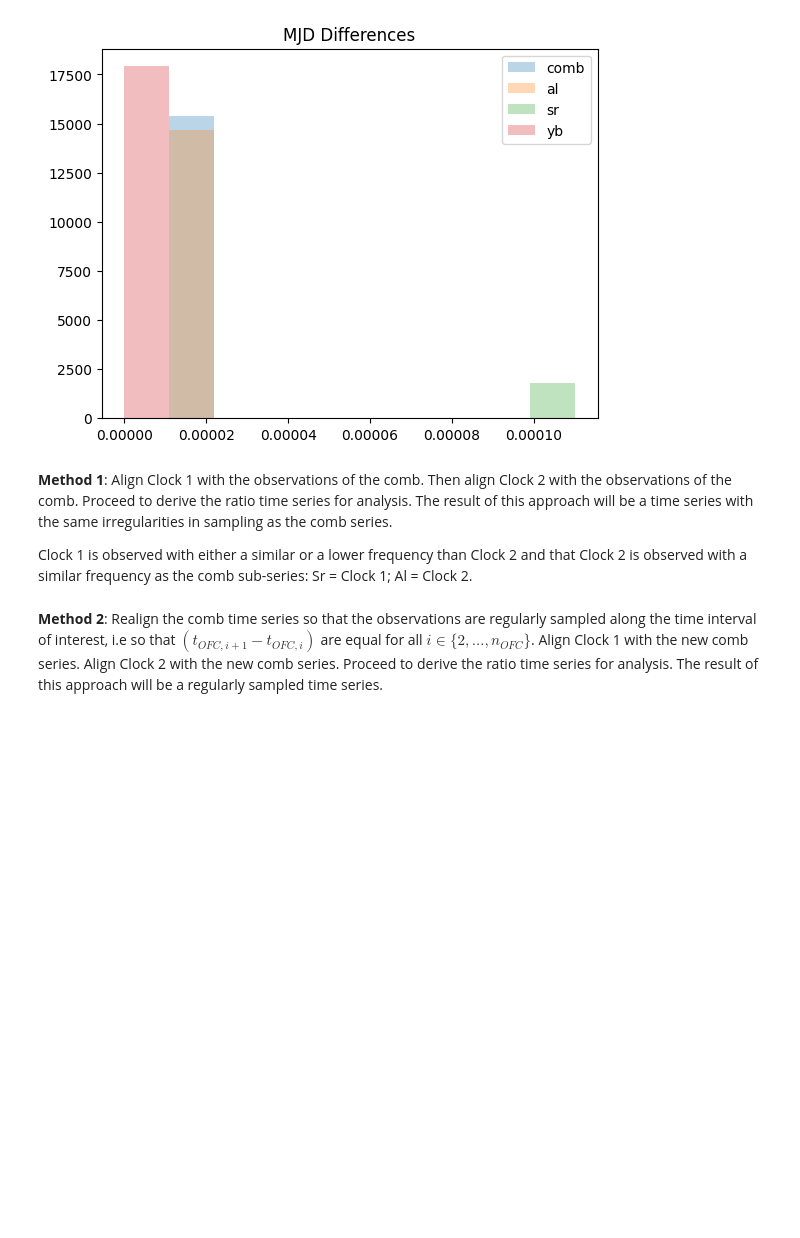
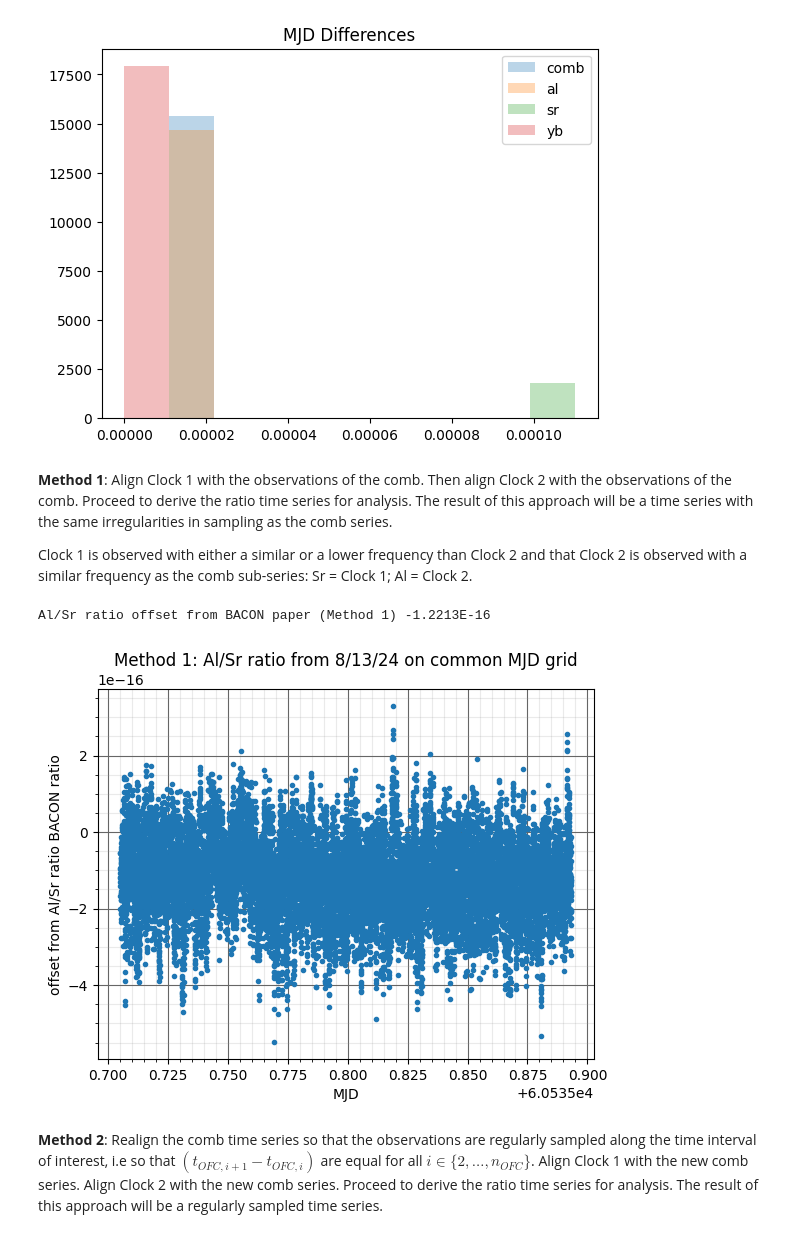
Before and after one commit to caitberry/atomic-clock, a Jupyter notebook: st-interp/three_clocks/interpolation-four-methods.ipynb, the cells around one changed output. Saved outputs shown, nothing was run; the diff lists cells and outputs as text; code cells hidden in the pictures; blank space fills up the shorter version.

```diff
--- a/st-interp/three_clocks/interpolation-four-methods.ipynb
+++ b/st-interp/three_clocks/interpolation-four-methods.ipynb
@@ -259,9 +259,61 @@ plt.title('MJD Differences')
 plt.show()
 # %% [output]
 [figure]
+# %%
+# Ratios from 2020
+YbSrRatio2020 = Decimal("1.2075070393433378482")
+AlYbRatio2020 = Decimal("2.162887127516663703")
+AlSrRatio2020 = Decimal("2.611701431781463025")
+
+# frequency corrections
+masercorrection = Decimal("-7.36631e-12")
+GR_shift_Al = Decimal("-8.114e-16")
+GR_shift_Yb = Decimal("-8.109e-16")
+GR_shift_Sr = Decimal("10.660e-16")
+GR_shift_sea_level = Decimal("-1798.501e-16")
+
+total_correction_Yb = Decimal("1") + GR_shift_Yb + GR_shift_sea_level + masercorrection
+total_correction_Sr = Decimal("1") + GR_shift_Sr + GR_shift_sea_level + masercorrection
+total_correction_Al = Decimal("1") + GR_shift_Al + GR_shift_sea_level + masercorrection
 # %% [markdown]
 **Method 1**: Align Clock 1 with the observations of the comb. Then align Clock 2 with the observations of the comb. Proceed to derive the ratio time series for analysis. The result of this approach will be a time series with the same irregularities in sampling as the comb series.
 
 Clock 1 is observed with either a similar or a lower frequency than Clock 2 and that Clock 2 is observed with a similar frequency as the comb sub-series: Sr = Clock 1; Al = Clock 2.
+# %%
+# Interpolate comb values with pandas.interpolate
+# nuAl = pd.to_numeric(comb['nuAl'], errors='coerce').interpolate(method='linear')
+# nuSr = pd.to_numeric(comb['nuSr'], errors='coerce').interpolate(method='linear')
+
+
+# Interpolate shift values onto comb MJD values with numpy.interp
+shiftAl1 = np.interp(comb["MJD"], shift_data_Al["MJD"], shift_data_Al["shift"])
+shiftSr1 = np.interp(comb["MJD"], shift_data_Sr["MJD"], shift_data_Sr["shift"])
+
+# change data type to high-precision Decimal
+nuAl = [Decimal(i) for i in comb['nuAl']]
+nuSr = [Decimal(i) for i in comb['nuSr']]
+shiftAl1 = [Decimal(i) for i in shiftAl1]
+shiftSr1 = [Decimal(i) for i in shiftSr1]
+
+# add comb frequencies and clock shift files
+frequency_Al_ErYb1 = [(i + j) * total_correction_Al for i,j in zip(nuAl, shiftAl1)]
+frequency_Sr_ErYb1 = [(i + j) * total_correction_Sr for i,j in zip(nuSr, shiftSr1)]
+
+## Al/Sr ratio offset
+frequency_ratio_ErYb1 = [(i / j - AlSrRatio2020)/AlSrRatio2020 for i,j in zip(frequency_Al_ErYb1, frequency_Sr_ErYb1)]
+print("Al/Sr ratio offset from BACON paper (Method 1)", '{:0.5}'.format(np.nanmean(frequency_ratio_ErYb1)) )
+
+plt.figure()
+plt.plot(comb["MJD"], frequency_ratio_ErYb1, '.')
+plt.grid(visible=True, which='major', color='#666666', linestyle='-')
+plt.minorticks_on()
+plt.grid(visible=True, which='minor', color='#999999', linestyle='-', alpha=0.2)
+plt.xlabel("MJD")
+plt.ylabel("offset from Al/Sr ratio BACON ratio")
+plt.title("Method 1: Al/Sr ratio from 8/13/24 on common MJD grid")
+plt.show()
+# %% [output]
+Al/Sr ratio offset from BACON paper (Method 1) -1.2213E-16
+[figure, added]
 # %% [markdown]
 **Method 2**: Realign the comb time series so that the observations are regularly sampled along the time interval of interest, i.e so that $(t_{OFC, i+1} - t_{OFC,i})$ are equal for all $i \in \{2, \dots, n_{OFC}\}$. Align Clock 1 with the new comb series. Align Clock 2 with the new comb series. Proceed to derive the ratio time series for analysis. The result of this approach will be a regularly sampled time series.
```
Also changed, not shown: parts of 3 cells of this notebook.
